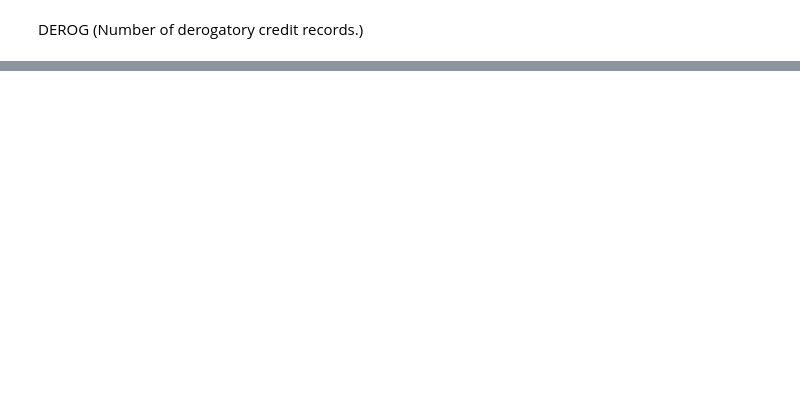
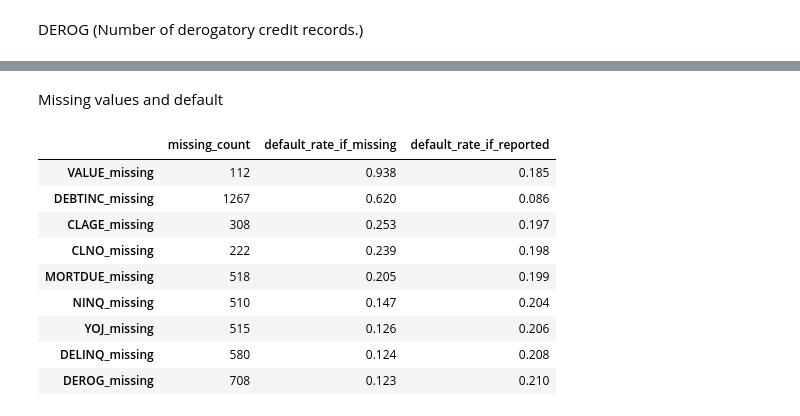
Before and after one commit to lucioboretto/credit-risk-modeling, a Jupyter notebook: notebooks/03_eda.ipynb, the cells around one changed output, grey strips where cells are left out. Saved outputs shown, nothing was run; the diff lists cells and outputs as text; code cells hidden in the pictures; blank space fills up the shorter version.

```diff
--- a/notebooks/03_eda.ipynb
+++ b/notebooks/03_eda.ipynb
@@ -167,0 +174,24 @@ plt.show()
+# %% [markdown]
+Missing values and default
+# %%
+# Compare the default rate when each variable is missing vs. when it is reported
+missing_cols = [col for col in df.columns if col.endswith('_missing')]
+
+missing_default = pd.DataFrame({
+    'missing_count': [df[col].sum() for col in missing_cols],
+    'default_rate_if_missing': [df.loc[df[col] == 1, 'BAD'].mean() for col in missing_cols],
+    'default_rate_if_reported': [df.loc[df[col] == 0, 'BAD'].mean() for col in missing_cols]
+}, index=missing_cols)
+
+missing_default.sort_values('default_rate_if_missing', ascending=False).round(3)
+# %% [output]
+|  | missing_count | default_rate_if_missing | default_rate_if_reported |
+| VALUE_missing | 112 | 0.938 | 0.185 |
+| DEBTINC_missing | 1267 | 0.620 | 0.086 |
+| CLAGE_missing | 308 | 0.253 | 0.197 |
+| CLNO_missing | 222 | 0.239 | 0.198 |
+| MORTDUE_missing | 518 | 0.205 | 0.199 |
+| NINQ_missing | 510 | 0.147 | 0.204 |
+| YOJ_missing | 515 | 0.126 | 0.206 |
+| DELINQ_missing | 580 | 0.124 | 0.208 |
+| DEROG_missing | 708 | 0.123 | 0.210 |
```
Also changed, not shown: parts of 9 cells of this notebook, 17 other files.
